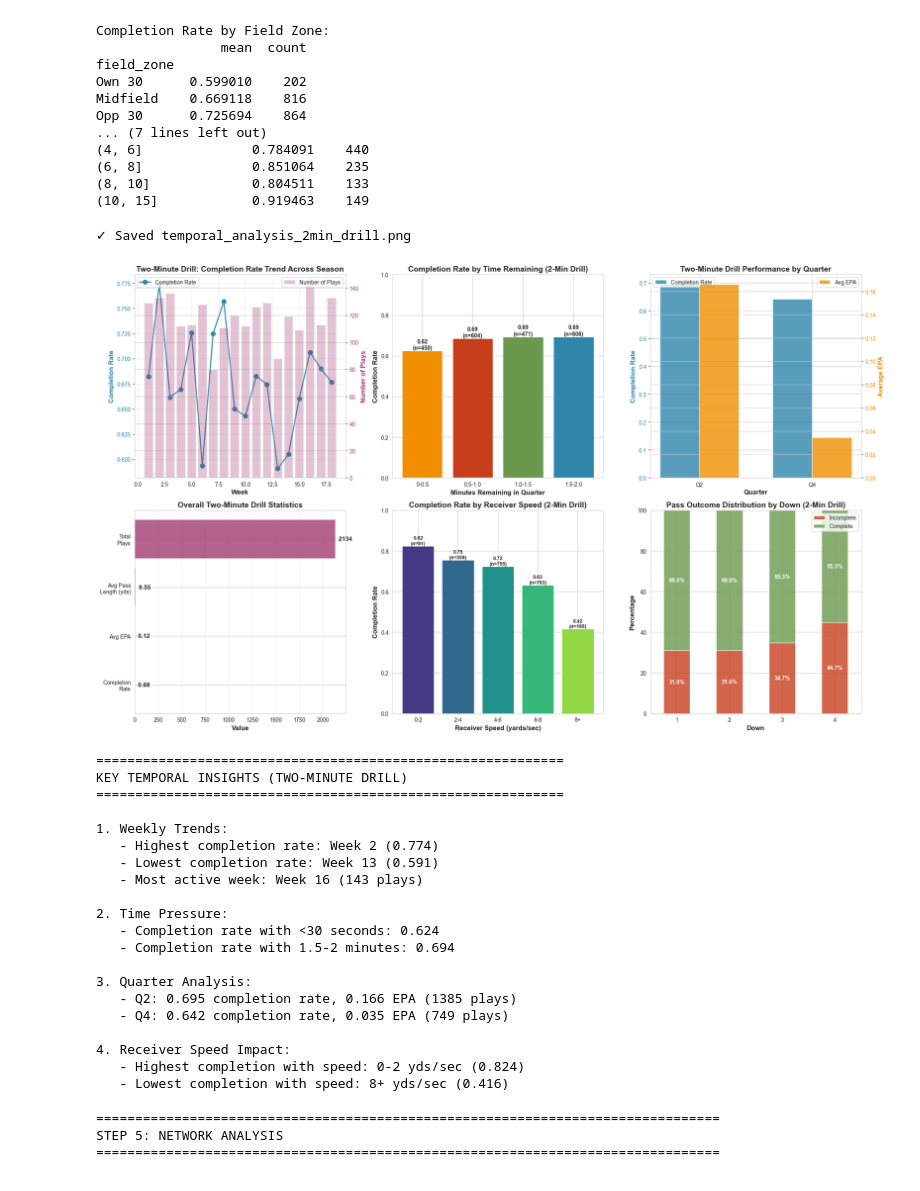
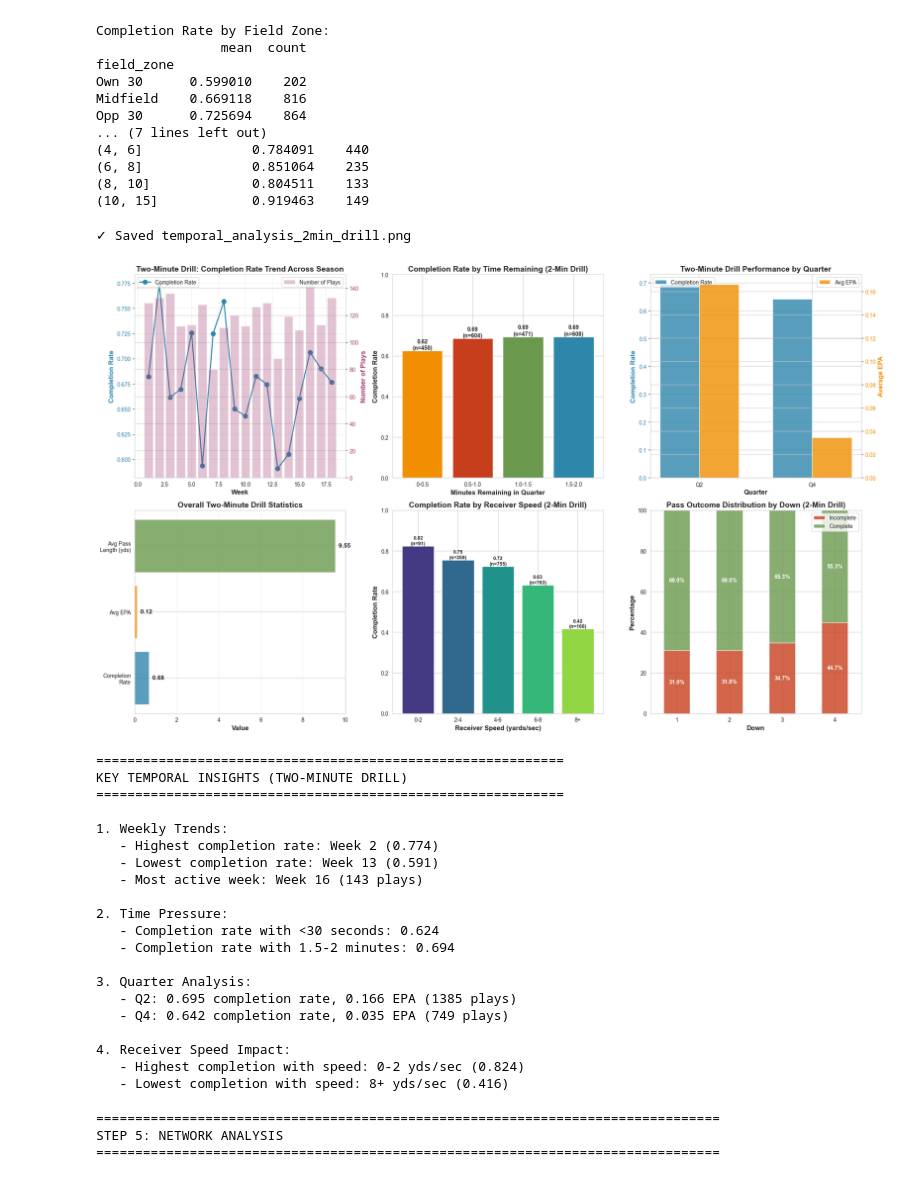
Before and after one commit to JZembower/NFL-Big-Data-Bowl-2026-Analytics-Challenge, a Jupyter notebook: notebooks/05_storytelling_two_minute_drill.ipynb, the cells around one changed output. Cells and saved outputs as stored; diff of their text form; code cells hidden in the pictures.

```diff
--- a/notebooks/05_storytelling_two_minute_drill.ipynb
+++ b/notebooks/05_storytelling_two_minute_drill.ipynb
@@ -1051,16 +1051,15 @@ ax3_twin.legend(loc='upper right')
 # 4. Two-Minute Drill Statistics (Since all plays are 2-min drill, show overall stats)
 ax4 = plt.subplot(2, 3, 4)
 overall_stats = pd.DataFrame({
-    'Metric': ['Completion\nRate', 'Avg EPA', 'Avg Pass\nLength (yds)', 'Total\nPlays'],
+    'Metric': ['Completion\nRate', 'Avg EPA', 'Avg Pass\nLength (yds)'],
     'Value': [
         model_data['is_completion'].mean(),
         model_data['expected_points_added'].mean(),
-        model_data['pass_length'].mean(),
-        len(model_data)
+        model_data['pass_length'].mean()
     ]
 })
 
-colors = ['#2E86AB', '#F18F01', '#6A994E', '#A23B72']
+colors = ['#2E86AB', '#F18F01', '#6A994E']
 bars = ax4.barh(overall_stats['Metric'], overall_stats['Value'], color=colors, alpha=0.8)
 
 ax4.set_xlabel('Value', fontsize=12, fontweight='bold')
@@ -1068,11 +1067,8 @@ ax4.set_title('Overall Two-Minute Drill Statistics', fontsize=14, fontweight='bo
 ax4.grid(axis='x', alpha=0.3)
 
 # Add value labels
-for i, (bar, val) in enumerate(zip(bars, overall_stats['Value'])):
-    if i == 3:  # Total plays
-        label = f'{int(val)}'
-    else:
-        label = f'{val:.2f}'
+for bar, val in zip(bars, overall_stats['Value']):
+    label = f'{val:.2f}'
     ax4.text(val, bar.get_y() + bar.get_height()/2., f'  {label}',
              ha='left', va='center', fontsize=11, fontweight='bold')
 
@@ -1131,34 +1127,34 @@ for i, down in enumerate(down_stats_pct.index):
              ha='center', va='center', fontsize=10, fontweight='bold', color='white')
 
 plt.tight_layout()
 plt.savefig('Two-Minute Drill/temporal_analysis_2min_drill.png', dpi=300, bbox_inches='tight')
 print("✓ Saved temporal_analysis_2min_drill.png")
 plt.show()
 
 # Print key insights
 print("\n" + "="*60)
 print("KEY TEMPORAL INSIGHTS (TWO-MINUTE DRILL)")
 print("="*60)
 
 print(f"\n1. Weekly Trends:")
 print(f"   - Highest completion rate: Week {weekly_stats.loc[weekly_stats['completion_rate'].idxmax(), 'week']:.0f} ({weekly_stats['completion_rate'].max():.3f})")
 print(f"   - Lowest completion rate: Week {weekly_stats.loc[weekly_stats['completion_rate'].idxmin(), 'week']:.0f} ({weekly_stats['completion_rate'].min():.3f})")
 print(f"   - Most active week: Week {weekly_stats.loc[weekly_stats['num_plays'].idxmax(), 'week']:.0f} ({weekly_stats['num_plays'].max():.0f} plays)")
 
 print(f"\n2. Time Pressure:")
 print(f"   - Completion rate with <30 seconds: {time_stats[time_stats['time_bin'] == '0-0.5']['is_completion'].values[0]:.3f}" if len(time_stats[time_stats['time_bin'] == '0-0.5']) > 0 else "   - No plays with <30 seconds")
 print(f"   - Completion rate with 1.5-2 minutes: {time_stats[time_stats['time_bin'] == '1.5-2.0']['is_completion'].values[0]:.3f}" if len(time_stats[time_stats['time_bin'] == '1.5-2.0']) > 0 else "   - No plays with 1.5-2 minutes")
 
 print(f"\n3. Quarter Analysis:")
 for _, row in quarter_stats.iterrows():
     print(f"   - Q{int(row['quarter'])}: {row['is_completion']:.3f} completion rate, {row['expected_points_added']:.3f} EPA ({int(row['play_id'])} plays)")
 
 print(f"\n4. Receiver Speed Impact:")
 print(f"   - Highest completion with speed: {speed_stats.loc[speed_stats['is_completion'].idxmax(), 'speed_bin']} yds/sec ({speed_stats['is_completion'].max():.3f})")
 print(f"   - Lowest completion with speed: {speed_stats.loc[speed_stats['is_completion'].idxmin(), 'speed_bin']} yds/sec ({speed_stats['is_completion'].min():.3f})")
 # %% [output]
 ✓ Saved temporal_analysis_2min_drill.png
-[figure, old version]
+[figure, new version]
 ============================================================
 KEY TEMPORAL INSIGHTS (TWO-MINUTE DRILL)
 ============================================================
```
Also changed, not shown: 1 other file.
